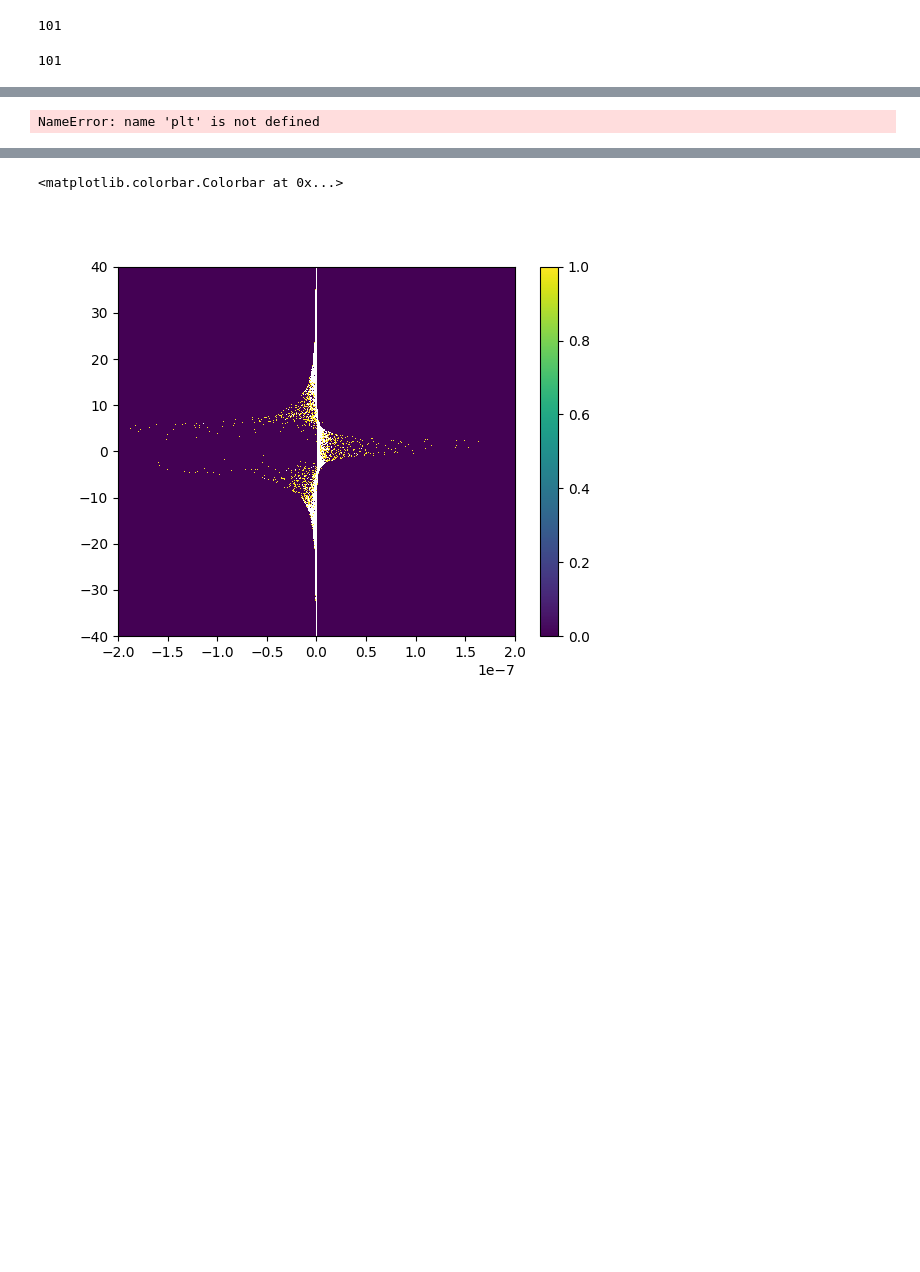
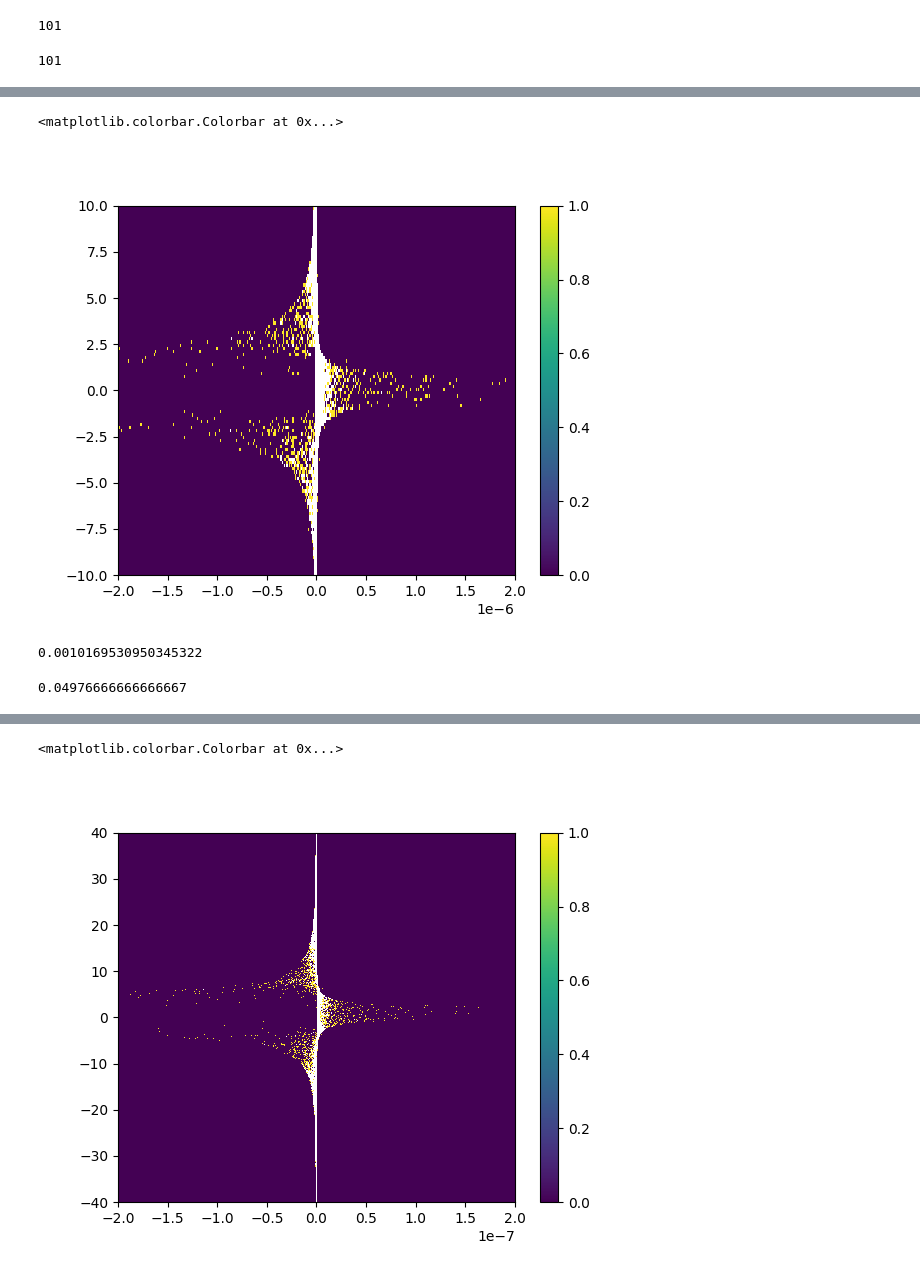
Before and after one commit to joseph-tharayil/csd_paper, a Jupyter notebook: derivativeHistograms.ipynb, the cells around one changed output, grey strips where cells are left out. Saved outputs shown, nothing was run; the diff lists cells and outputs as text; code cells hidden in the pictures; blank space fills up the shorter version.

```diff
--- a/derivativeHistograms.ipynb
+++ b/derivativeHistograms.ipynb
@@ -163,15 +271,22 @@ for c in csdCoeffs[1:]:
 # %%
 plt.figure()
 plt.hist2d(newcoeffs[:,0],newDistances[:,0]/20,bins=[10000,1000],cmin=0,cmax=1)
-plt.xlim([-1e-6,2e-6])
+plt.xlim([-2e-6,2e-6])
 plt.ylim([-10,10])
 plt.colorbar()
 # %% [output]
-NameError: name 'plt' is not defined
+<matplotlib.colorbar.Colorbar at 0x...>
+[figure, added]
 # %%
 hist, xbins, ybins = np.histogram2d(newcoeffs[:,0],newDistances[:,0]/20,bins=[10000,1000])
 # %%
-len(newcoeffs)/1000/30000
+len(newcoeffs)/f['electrodes']['S1nonbarrel_neurons']['scaling_factors'].shape[0]/7
+# %% [output]
+0.0010169530950345322
+# %%
+1493/30000
+# %% [output]
+0.04976666666666667
 # %%
 xvals = (xbins[1:]+xbins[:-1])/2
 # %%
```
Also changed, not shown: parts of 12 cells of this notebook.
